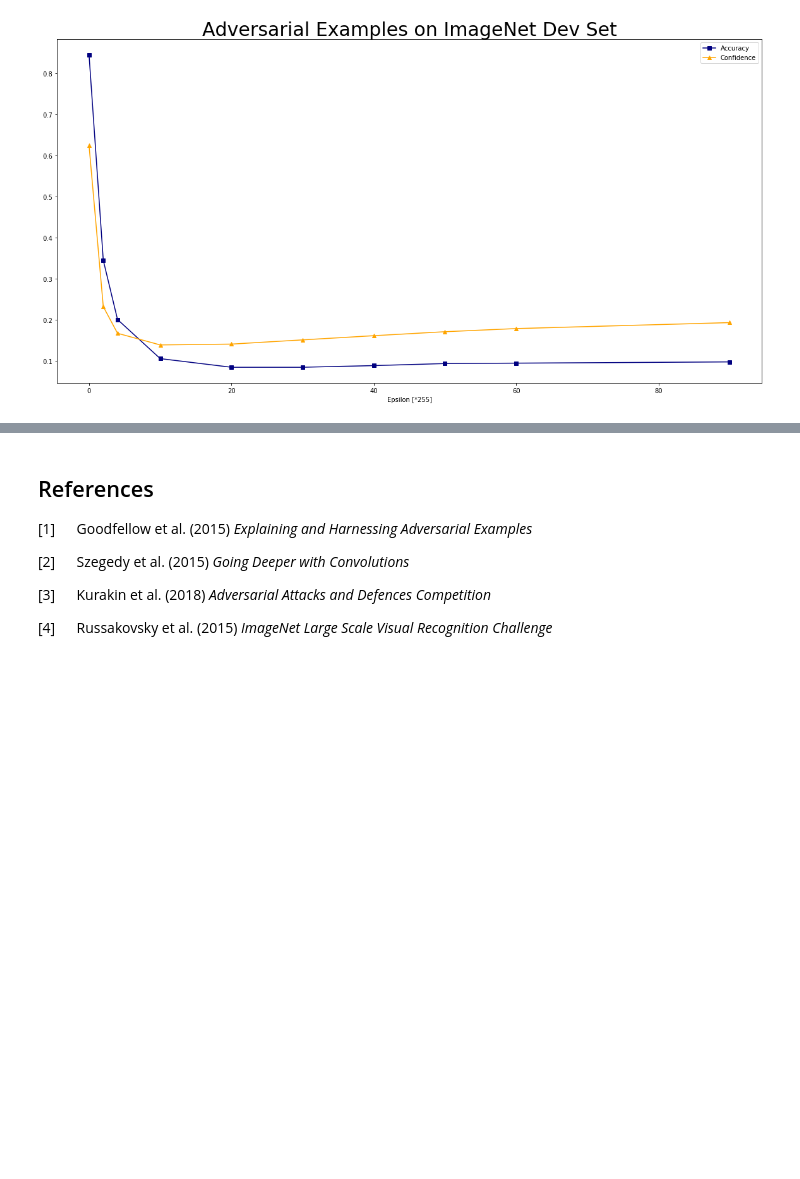
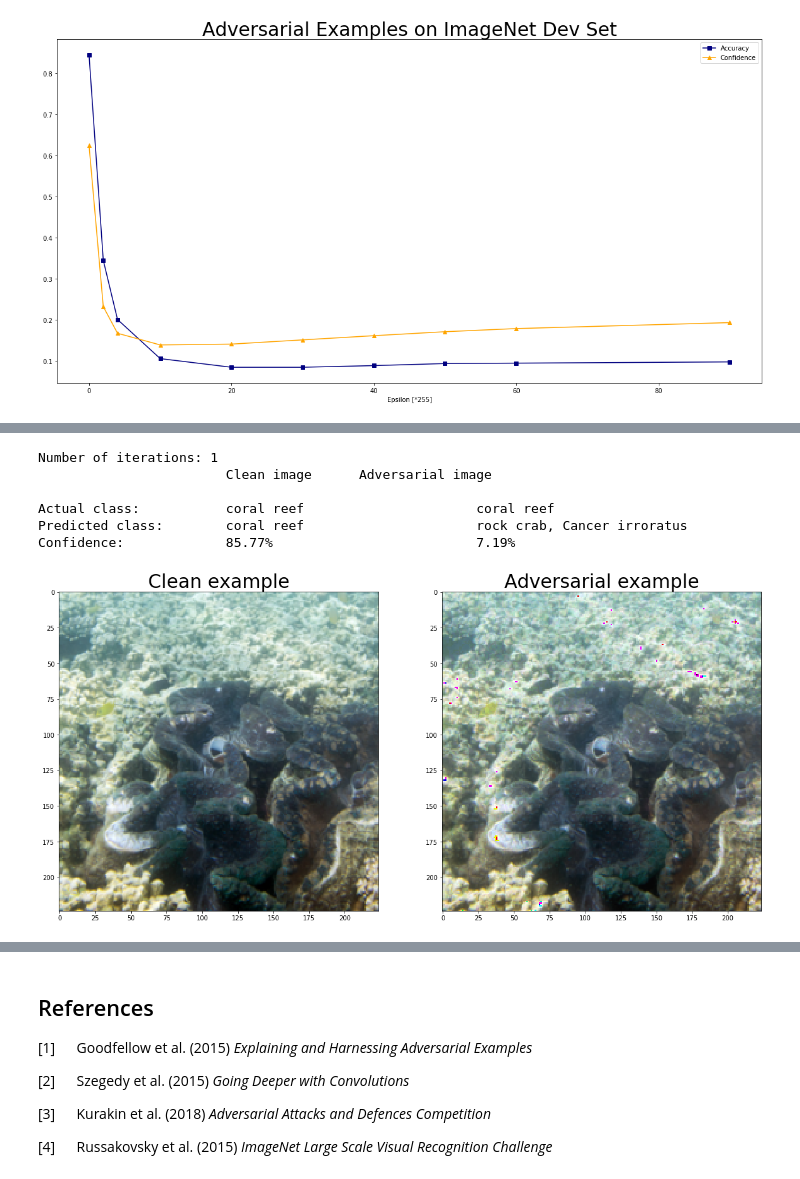
Before and after one commit to phil-hoang/Adversarial_Examples_GANs, a Jupyter notebook: 1_2-Adversarial_Examples_googleNet_ImageNet.ipynb, the cells around one changed output, grey strips where cells are left out. Cells and saved outputs as stored; diff of their text form; code cells hidden in the pictures; blank space fills up the shorter version.

```diff
--- a/1_2-Adversarial_Examples_googleNet_ImageNet.ipynb
+++ b/1_2-Adversarial_Examples_googleNet_ImageNet.ipynb
@@ -326,6 +367,5 @@ Predicted class name: paddle, boat paddle
 epsilon = 12/255
 idx = 440
 
-image_as_tensor, target_label = data_loader.dataset[idx]
-plot_example(image_as_tensor, target_label, epsilon)
+compare_examples_fgsm(epsilon, idx)
 # %% [output]
@@ -415,0 +569,42 @@ plt.legend()
+# %%
+def compare_examples_bim(alpha, epsilon, idx):
+    '''
+    Generates an example using BIM. Prints infos and plots clean and adversarial image side-by-side.
+
+    Inputs:
+    epsilon -- Hyperparameter for BIM
+    alpha   -- Hyperparameter for BIM
+    idx     -- Index of sample
+    '''
+
+    num_iterations = int(np.min([np.ceil(epsilon*4), np.ceil(1.25+epsilon)]))
+    print("Number of iterations: " + str(num_iterations))
+
+
+    ## Get data
+    image_clean, target_label = data_loader.dataset[idx]
+    image_clean.unsqueeze_(0)
+    target_label.unsqueeze_(0)
+
+    image_adv = apply_BIM(model, image_clean, target_label, alpha, epsilon, num_iterations=num_iterations)
+
+    ## Predictions
+    _, _, conf_clean, label_clean = predict(model, image_clean, target_label)
+    _, _, conf_adv, label_adv = predict(model, image_adv, target_label)
+
+    ## Plot
+    plot_examples(image_clean, image_adv, conf_clean, conf_adv, label_clean, label_adv, target_label)
+# %%
+idx = 298
+epsilon = 30/255 ##
+alpha = 1 # As in the paper
+
+compare_examples_bim(alpha, epsilon, idx)
+# %% [output]
+Number of iterations: 1
+                        Clean image      Adversarial image
+
+Actual class:           coral reef                      coral reef
+Predicted class:        coral reef                      rock crab, Cancer irroratus
+Confidence:             85.77%                          7.19%
+[figure, added]
```
Also changed, not shown: parts of 24 cells of this notebook, 27 other files.
